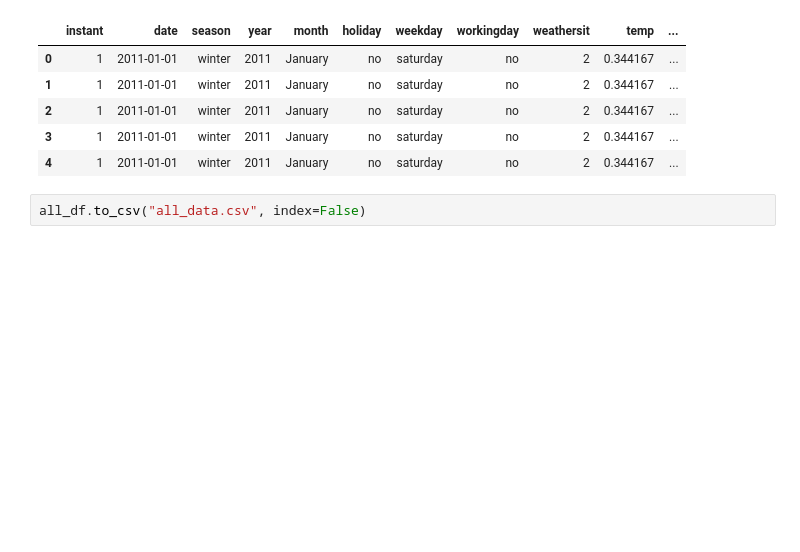
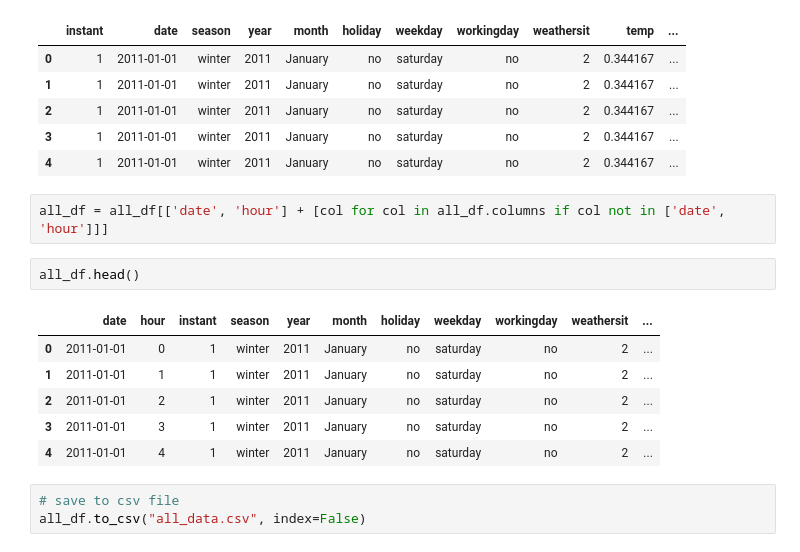
Before and after one commit to Sulbae/Bike-Sharing-Practice, a Jupyter notebook: notebook.ipynb, the cells around one changed output. Drawn from its saved outputs; the diff is of its cells as text; blank space fills up the shorter version.

Commit message:
save data to csv file

```diff
--- a/notebook.ipynb
+++ b/notebook.ipynb
@@ -782,5 +782,17 @@ all_df.head()
 | 2 | 1 | 2011-01-01 | winter | 2011 | January | no | saturday | no | 2 | 0.344167 | ... |
 | 3 | 1 | 2011-01-01 | winter | 2011 | January | no | saturday | no | 2 | 0.344167 | ... |
 | 4 | 1 | 2011-01-01 | winter | 2011 | January | no | saturday | no | 2 | 0.344167 | ... |
+# %%
+all_df = all_df[['date', 'hour'] + [col for col in all_df.columns if col not in ['date', 'hour']]]
+# %%
+all_df.head()
+# %% [output]
+|  | date | hour | instant | season | year | month | holiday | weekday | workingday | weathersit | ... |
+| 0 | 2011-01-01 | 0 | 1 | winter | 2011 | January | no | saturday | no | 2 | ... |
+| 1 | 2011-01-01 | 1 | 1 | winter | 2011 | January | no | saturday | no | 2 | ... |
+| 2 | 2011-01-01 | 2 | 1 | winter | 2011 | January | no | saturday | no | 2 | ... |
+| 3 | 2011-01-01 | 3 | 1 | winter | 2011 | January | no | saturday | no | 2 | ... |
+| 4 | 2011-01-01 | 4 | 1 | winter | 2011 | January | no | saturday | no | 2 | ... |
 # %%
+# save to csv file
 all_df.to_csv("all_data.csv", index=False)
```
Also changed, not shown: 1 other file.
